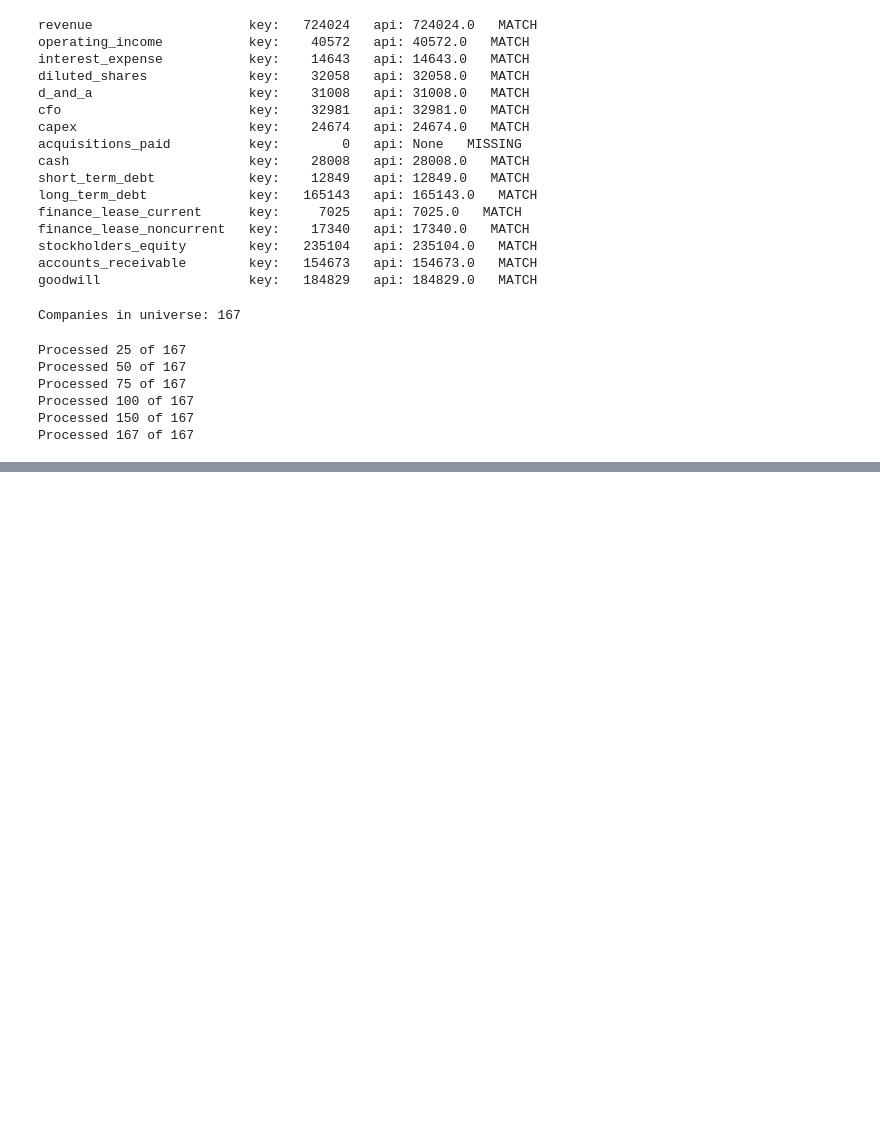
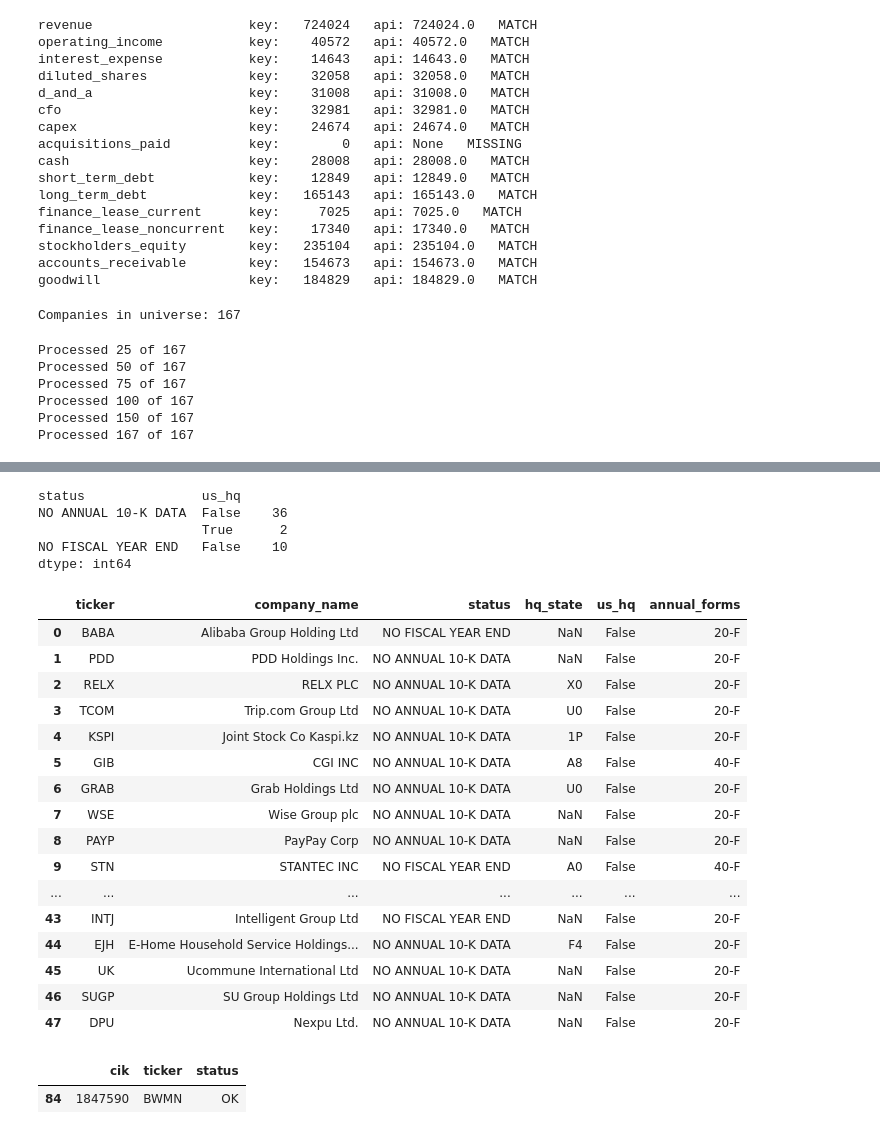
Before and after one commit to Reethika-Bollaboyana/pe-deal-screening-engine, a Jupyter notebook: notebooks/03_extract_financials.ipynb, the cells around one changed output, grey strips where cells are left out. Saved outputs shown, nothing was run; the diff lists cells and outputs as text; code cells hidden in the pictures; blank space fills up the shorter version.

```diff
--- a/notebooks/03_extract_financials.ipynb
+++ b/notebooks/03_extract_financials.ipynb
@@ -166,0 +171,58 @@ Name: count, dtype: int64
+# %%
+US_STATES = {"AL","AK","AZ","AR","CA","CO","CT","DE","DC","FL","GA","HI","ID","IL","IN","IA","KS",
+             "KY","LA","ME","MD","MA","MI","MN","MS","MO","MT","NE","NV","NH","NJ","NM","NY","NC",
+             "ND","OH","OK","OR","PA","RI","SC","SD","TN","TX","UT","VT","VA","WA","WV","WI","WY"}
+
+
+def annual_forms_filed(cik):
+    """List the annual-report forms (10-K, 20-F, 40-F) found in a company's cached facts."""
+    path = f"{CACHE_DIR}/CIK{cik:010d}.json"
+    if not os.path.exists(path):
+        return "no file"
+    with open(path, encoding="utf-8") as f:
+        data = json.load(f)
+    forms = set()
+    for tags in data.get("facts", {}).values():
+        for info in tags.values():
+            for entries in info["units"].values():
+                forms.update(e.get("form") for e in entries)
+    annual = sorted(f for f in forms if f in {"10-K", "10-K/A", "20-F", "40-F", "10-KT"})
+    return ", ".join(annual) if annual else "none"
+
+
+problems = status[status["status"] != "OK"].merge(
+    universe[["cik", "company_name", "sic_code", "hq_state", "fiscal_year_end"]], on="cik")
+problems["us_hq"] = problems["hq_state"].isin(US_STATES)
+problems["annual_forms"] = problems["cik"].apply(annual_forms_filed)
+
+pd.set_option("display.max_rows", 100)
+print(problems.groupby(["status", "us_hq"]).size())
+problems[["ticker", "company_name", "status", "hq_state", "us_hq", "annual_forms"]]
+# %% [output]
+status               us_hq
+NO ANNUAL 10-K DATA  False    36
+                     True      2
+NO FISCAL YEAR END   False    10
+dtype: int64
+|  | ticker | company_name | status | hq_state | us_hq | annual_forms |
+| 0 | BABA | Alibaba Group Holding Ltd | NO FISCAL YEAR END | NaN | False | 20-F |
+| 1 | PDD | PDD Holdings Inc. | NO ANNUAL 10-K DATA | NaN | False | 20-F |
+| 2 | RELX | RELX PLC | NO ANNUAL 10-K DATA | X0 | False | 20-F |
+| 3 | TCOM | Trip.com Group Ltd | NO ANNUAL 10-K DATA | U0 | False | 20-F |
+| 4 | KSPI | Joint Stock Co Kaspi.kz | NO ANNUAL 10-K DATA | 1P | False | 20-F |
+| 5 | GIB | CGI INC | NO ANNUAL 10-K DATA | A8 | False | 40-F |
+| 6 | GRAB | Grab Holdings Ltd | NO ANNUAL 10-K DATA | U0 | False | 20-F |
+| 7 | WSE | Wise Group plc | NO ANNUAL 10-K DATA | NaN | False | 20-F |
+| 8 | PAYP | PayPay Corp | NO ANNUAL 10-K DATA | NaN | False | 20-F |
+| 9 | STN | STANTEC INC | NO FISCAL YEAR END | A0 | False | 40-F |
+| ... | ... | ... | ... | ... | ... | ... |
+| 43 | INTJ | Intelligent Group Ltd | NO FISCAL YEAR END | NaN | False | 20-F |
+| 44 | EJH | E-Home Household Service Holdings... | NO ANNUAL 10-K DATA | F4 | False | 20-F |
+| 45 | UK | Ucommune International Ltd | NO ANNUAL 10-K DATA | NaN | False | 20-F |
+| 46 | SUGP | SU Group Holdings Ltd | NO ANNUAL 10-K DATA | NaN | False | 20-F |
+| 47 | DPU | Nexpu Ltd. | NO ANNUAL 10-K DATA | NaN | False | 20-F |
+# %%
+   status[status["ticker"] == "BWMN"]
+# %% [output]
+|  | cik | ticker | status |
+| 84 | 1847590 | BWMN | OK |
```
Also changed, not shown: parts of 3 cells of this notebook, 3 other files.
